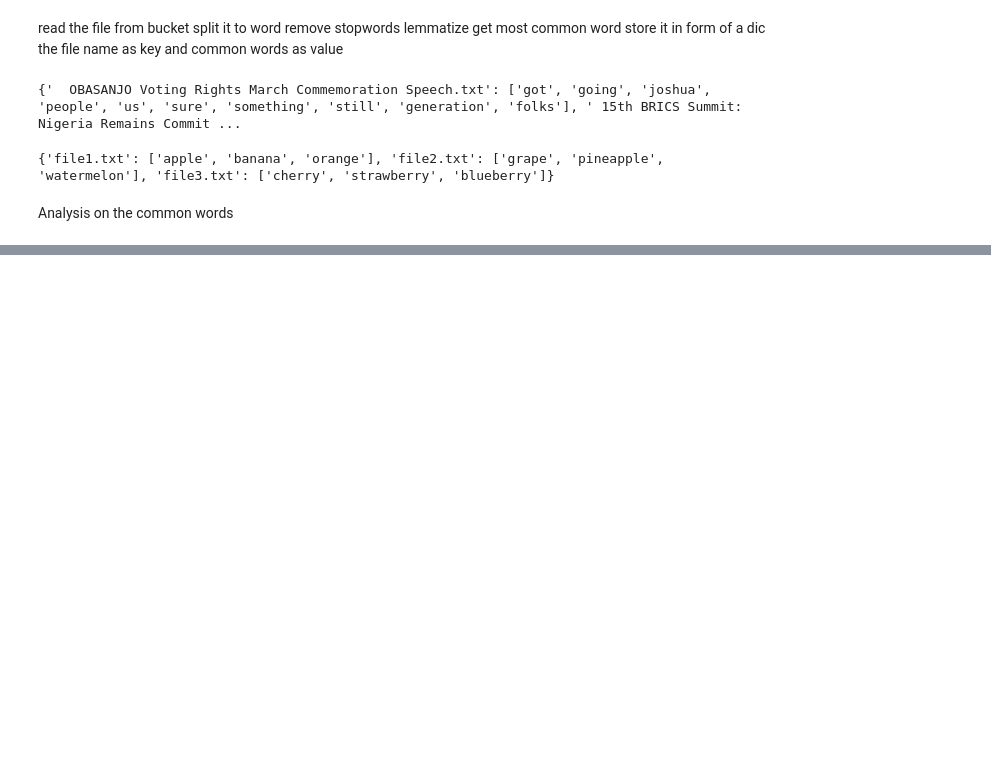
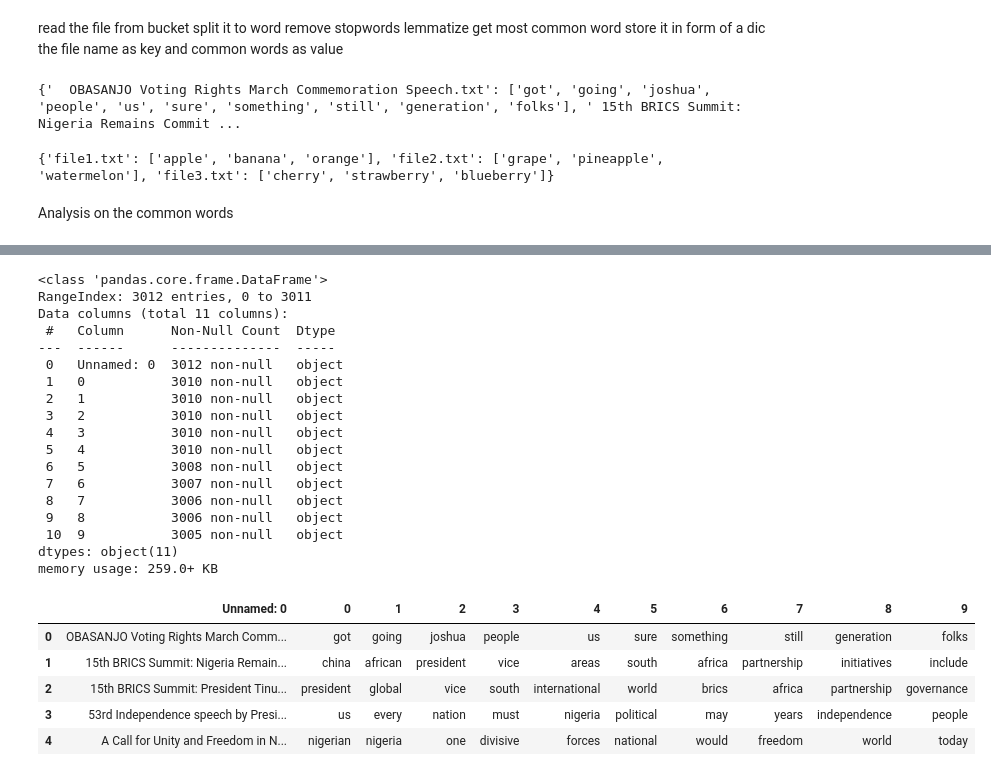
Before and after one commit to Davidmide02/ml-data, a Jupyter notebook: note.ipynb, the cells around one changed output, grey strips where cells are left out. Drawn from its saved outputs; the diff is of its cells as text; code cells hidden in the pictures; blank space fills up the shorter version.

```diff
--- a/note.ipynb
+++ b/note.ipynb
@@ -236,0 +315,30 @@ Index(['Filepath', '0', '1', '2', '3', '4', '5', '6', '7', '8', '9'], dtype='obj
+# %%
+#  2. get information about the dataset
+
+oratory_df.info()
+oratory_df.head()
+# %% [output]
+<class 'pandas.core.frame.DataFrame'>
+RangeIndex: 3012 entries, 0 to 3011
+Data columns (total 11 columns):
+ #   Column      Non-Null Count  Dtype
+---  ------      --------------  -----
+ 0   Unnamed: 0  3012 non-null   object
+ 1   0           3010 non-null   object
+ 2   1           3010 non-null   object
+ 3   2           3010 non-null   object
+ 4   3           3010 non-null   object
+ 5   4           3010 non-null   object
+ 6   5           3008 non-null   object
+ 7   6           3007 non-null   object
+ 8   7           3006 non-null   object
+ 9   8           3006 non-null   object
+ 10  9           3005 non-null   object
+dtypes: object(11)
+memory usage: 259.0+ KB
+|  | Unnamed: 0 | 0 | 1 | 2 | 3 | 4 | 5 | 6 | 7 | 8 | 9 |
+| 0 | OBASANJO Voting Rights March Comm... | got | going | joshua | people | us | sure | something | still | generation | folks |
+| 1 | 15th BRICS Summit: Nigeria Remain... | china | african | president | vice | areas | south | africa | partnership | initiatives | include |
+| 2 | 15th BRICS Summit: President Tinu... | president | global | vice | south | international | world | brics | africa | partnership | governance |
+| 3 | 53rd Independence speech by Presi... | us | every | nation | must | nigeria | political | may | years | independence | people |
+| 4 | A Call for Unity and Freedom in N... | nigerian | nigeria | one | divisive | forces | national | would | freedom | world | today |
```
Also changed, not shown: parts of 22 cells of this notebook, 2 other files.
